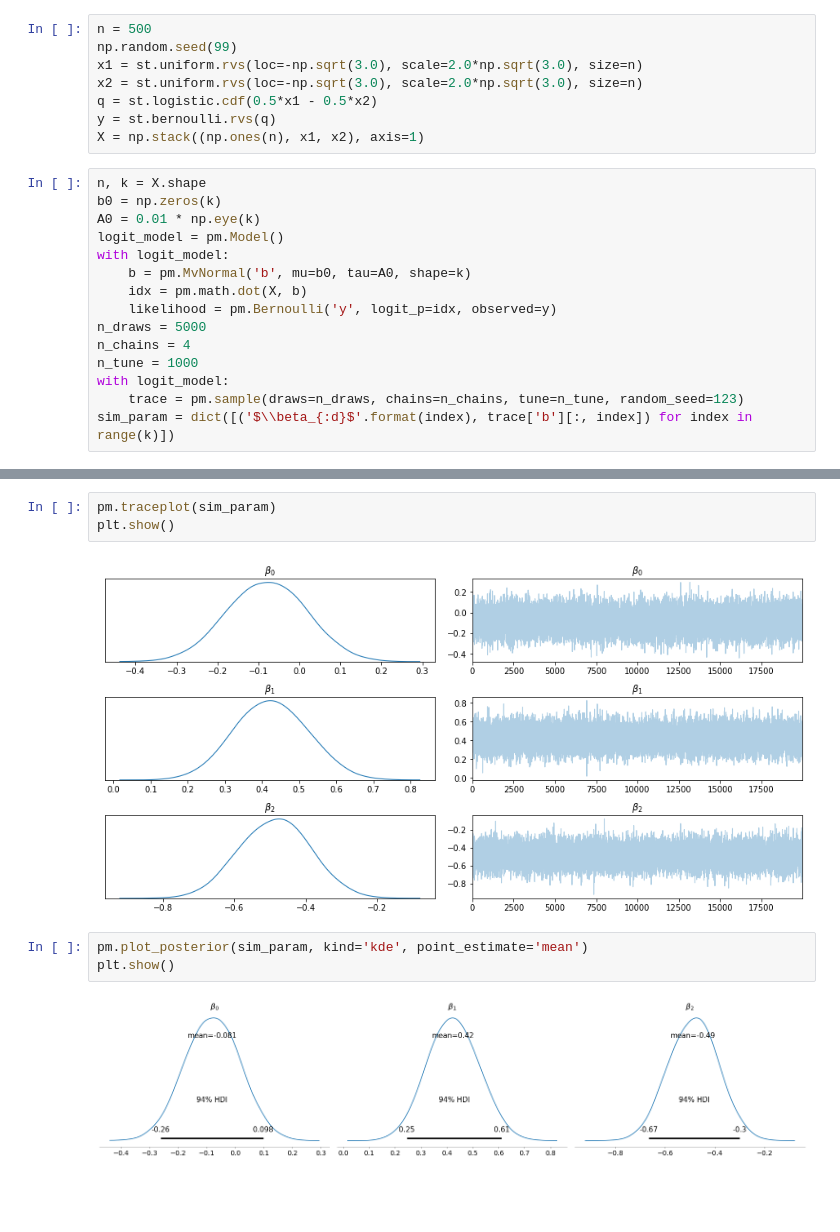
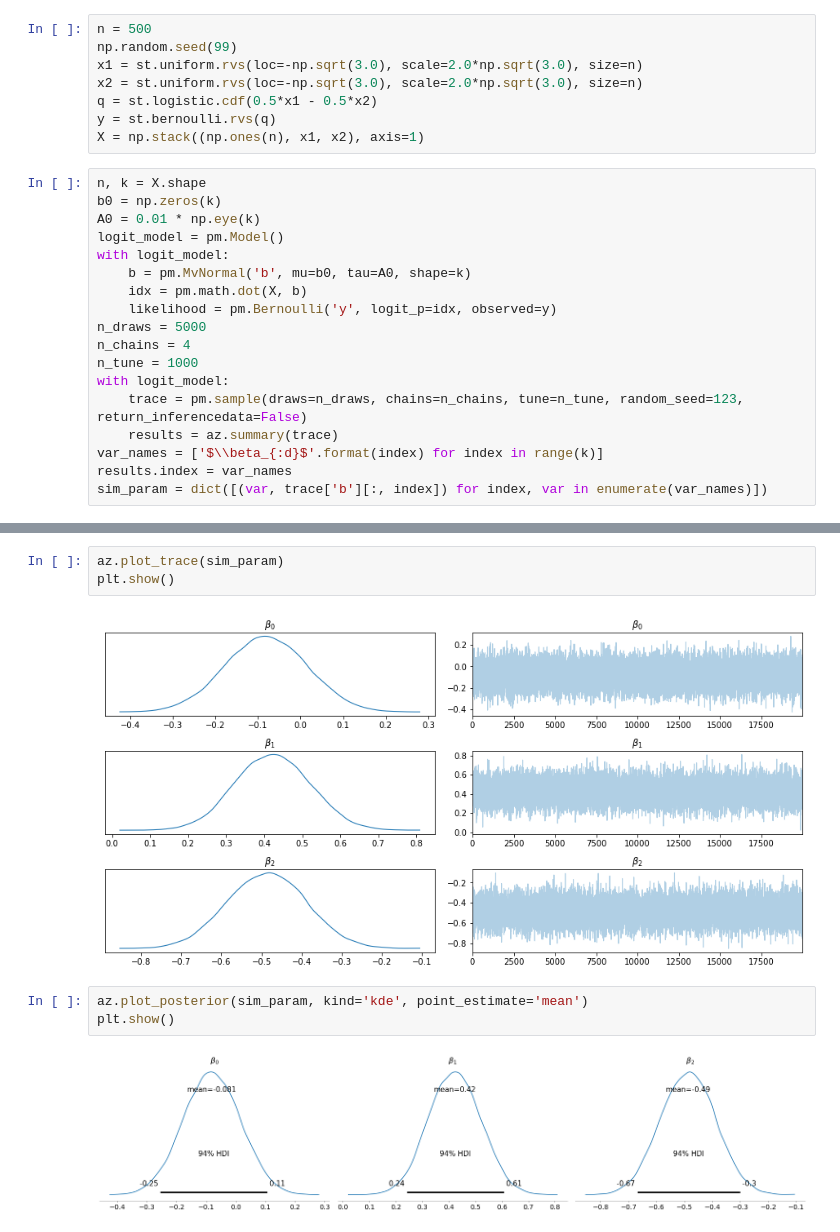
Before and after one commit to nakatsuma/probability_and_statistics, a Jupyter notebook: notebook-a/logit.ipynb, the cells around one changed output, grey strips where cells are left out. Cells and saved outputs as stored; diff of their text form; blank space fills up the shorter version.

```diff
--- a/notebook-a/logit.ipynb
+++ b/notebook-a/logit.ipynb
@@ -49,8 +44,11 @@ n_draws = 5000
 n_chains = 4
 n_tune = 1000
 with logit_model:
-    trace = pm.sample(draws=n_draws, chains=n_chains, tune=n_tune, random_seed=123)
-sim_param = dict([('$\\beta_{:d}$'.format(index), trace['b'][:, index]) for index in range(k)])
+    trace = pm.sample(draws=n_draws, chains=n_chains, tune=n_tune, random_seed=123, return_inferencedata=False)
+    results = az.summary(trace)
+var_names = ['$\\beta_{:d}$'.format(index) for index in range(k)]
+results.index = var_names
+sim_param = dict([(var, trace['b'][:, index]) for index, var in enumerate(var_names)])
 # %% [output]
 Auto-assigning NUTS sampler...
 Initializing NUTS using jitter+adapt_diag...
@@ -68,10 +66,10 @@ display(pm.summary(trace))
 # %%
-pm.traceplot(sim_param)
+az.plot_trace(sim_param)
 plt.show()
 # %% [output]
-[figure, old version]
+[figure, new version]
 # %%
-pm.plot_posterior(sim_param, kind='kde', point_estimate='mean')
+az.plot_posterior(sim_param, kind='kde', point_estimate='mean')
 plt.show()
 # %% [output]
-[figure, old version]
+[figure, new version]
```
Also changed, not shown: parts of 4 cells of this notebook.
